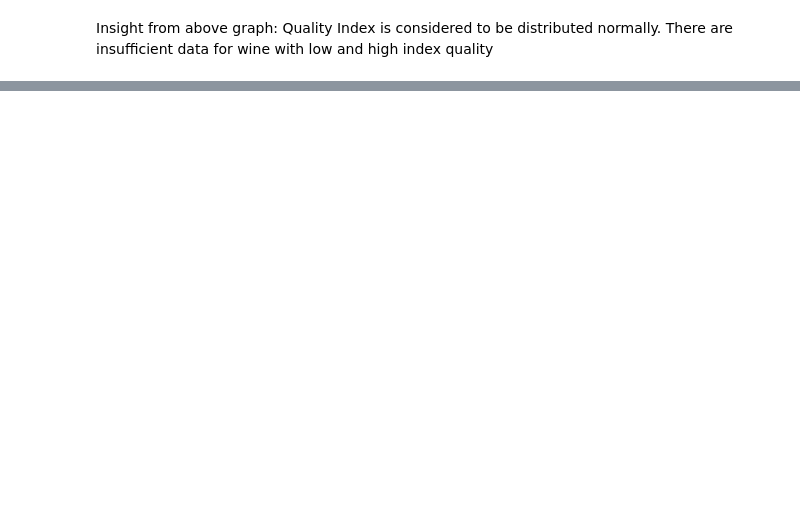
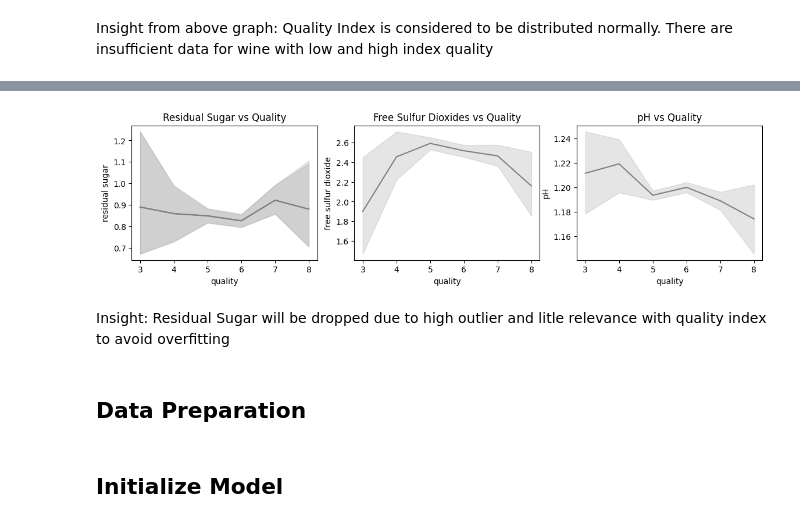
Before and after one commit to Andiko-K/Wine-Quality-Analysis, a Jupyter notebook: Wine_Quality_Index.ipynb, the cells around one changed output, grey strips where cells are left out. Saved outputs shown, nothing was run; the diff lists cells and outputs as text; code cells hidden in the pictures; blank space fills up the shorter version.

Commit message:
Create Model

```diff
--- a/Wine_Quality_Index.ipynb
+++ b/Wine_Quality_Index.ipynb
@@ -181,0 +213,25 @@ Text(0.5, 1.0, 'Density vs Quality')
+# %%
+#INSPECTION FOR VARIABLES WITH LOW CORRELATION
+
+fig, ax = plt.subplots(1,3, figsize = (14, 3))
+plt.plot()
+
+sb.lineplot(x=wine_df['quality'], y=wine_df['residual sugar'], ax=ax[0],
+            color = 'gray')
+sb.lineplot(x=wine_df['quality'], y=wine_df['residual sugar'], ax=ax[0],
+            color = 'gray')
+ax[0].set_title('Residual Sugar vs Quality')
+sb.lineplot(x=wine_df['quality'], y=wine_df['free sulfur dioxide'], ax=ax[1],
+            color = 'gray')
+ax[1].set_title('Free Sulfur Dioxides vs Quality')
+sb.lineplot(x=wine_df['quality'], y=wine_df['pH'], ax=ax[2],
+            color = 'gray')
+ax[2].set_title('pH vs Quality')
+
+plt.show()
+# %% [output]
+[figure, added]
+# %% [markdown]
+Insight: Residual Sugar will be dropped due to high outlier and litle relevance with quality index to avoid overfitting
+# %% [markdown]
+## Data Preparation
@@ -181,0 +249,2 @@ Text(0.5, 1.0, 'Density vs Quality')
+# %% [markdown]
+## Initialize Model
```
Also changed, not shown: parts of 22 cells of this notebook.
